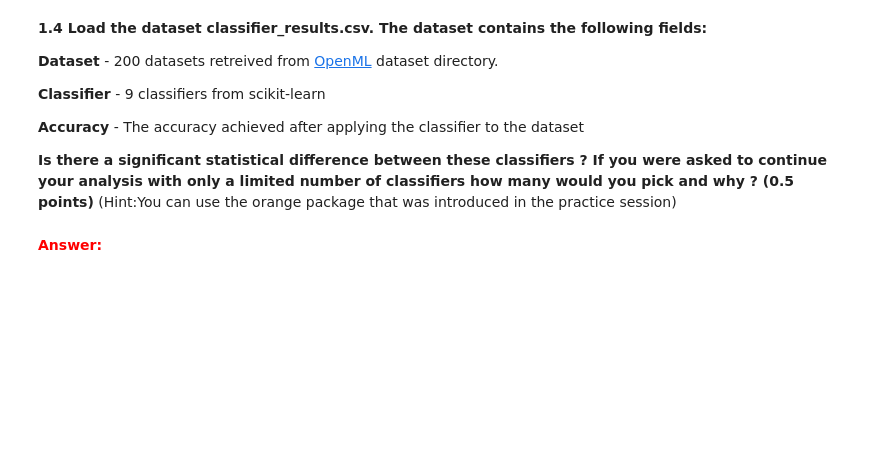
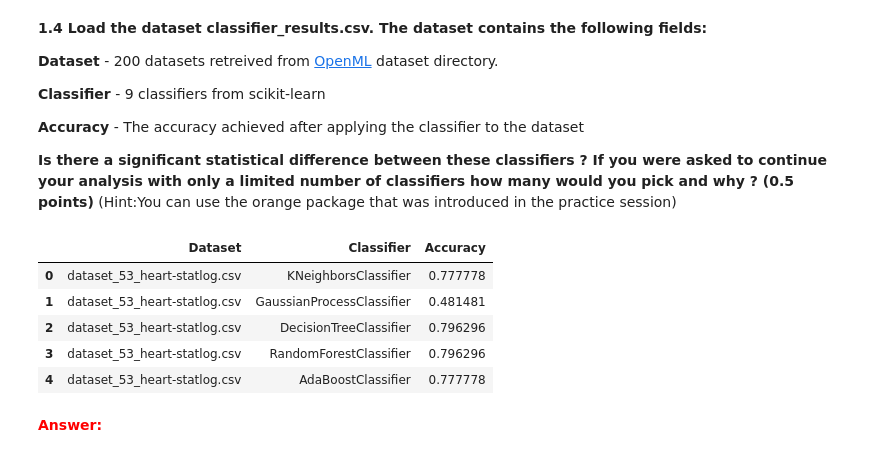
Before and after one commit to enliktjioe/bda2020, a Jupyter notebook: HW5/Homework_05_Enlik_Nga.ipynb, the cells around one changed output. Cells and saved outputs as stored; diff of their text form; code cells hidden in the pictures; blank space fills up the shorter version.

```diff
--- a/HW5/Homework_05_Enlik_Nga.ipynb
+++ b/HW5/Homework_05_Enlik_Nga.ipynb
@@ -354,6 +377,18 @@ Add some explanation to the result
 
 
 **Is there a significant statistical difference between these classifiers ? If you were asked to continue your analysis with only a limited number of classifiers how many would you pick and why ? (0.5 points)** (Hint:You can use the orange package that was introduced in the practice session)
+# %%
+df.classifier = pd.read_csv('classifier_results.csv')
+df.classifier.head()
+
+# last part practice session 09
+# %% [output]
+|  | Dataset | Classifier | Accuracy |
+| 0 | dataset_53_heart-statlog.csv | KNeighborsClassifier | 0.777778 |
+| 1 | dataset_53_heart-statlog.csv | GaussianProcessClassifier | 0.481481 |
+| 2 | dataset_53_heart-statlog.csv | DecisionTreeClassifier | 0.796296 |
+| 3 | dataset_53_heart-statlog.csv | RandomForestClassifier | 0.796296 |
+| 4 | dataset_53_heart-statlog.csv | AdaBoostClassifier | 0.777778 |
 # %% [markdown]
 
 <font color='red'> **Answer:**
```
Also changed, not shown: parts of 14 cells of this notebook.
